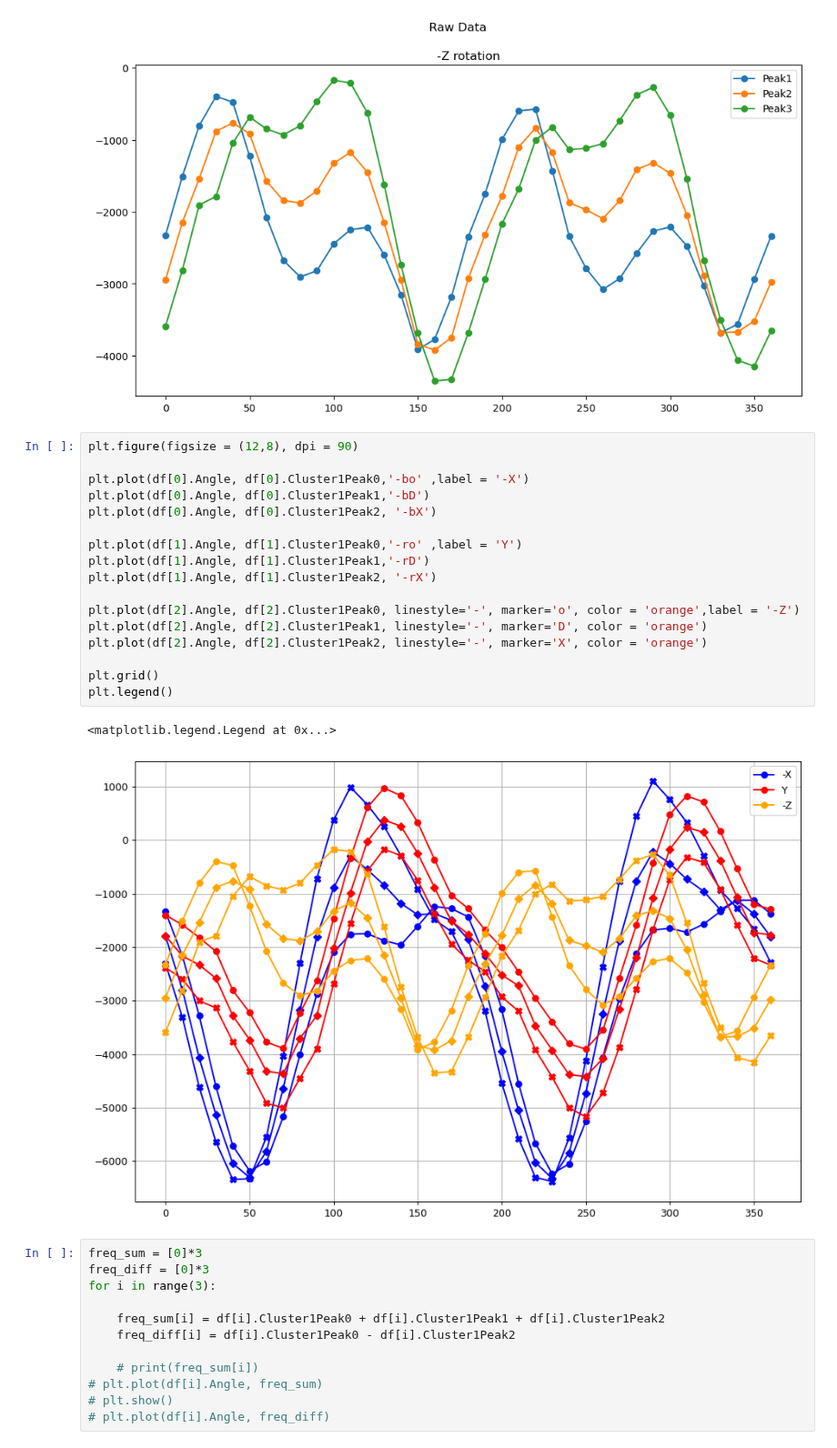
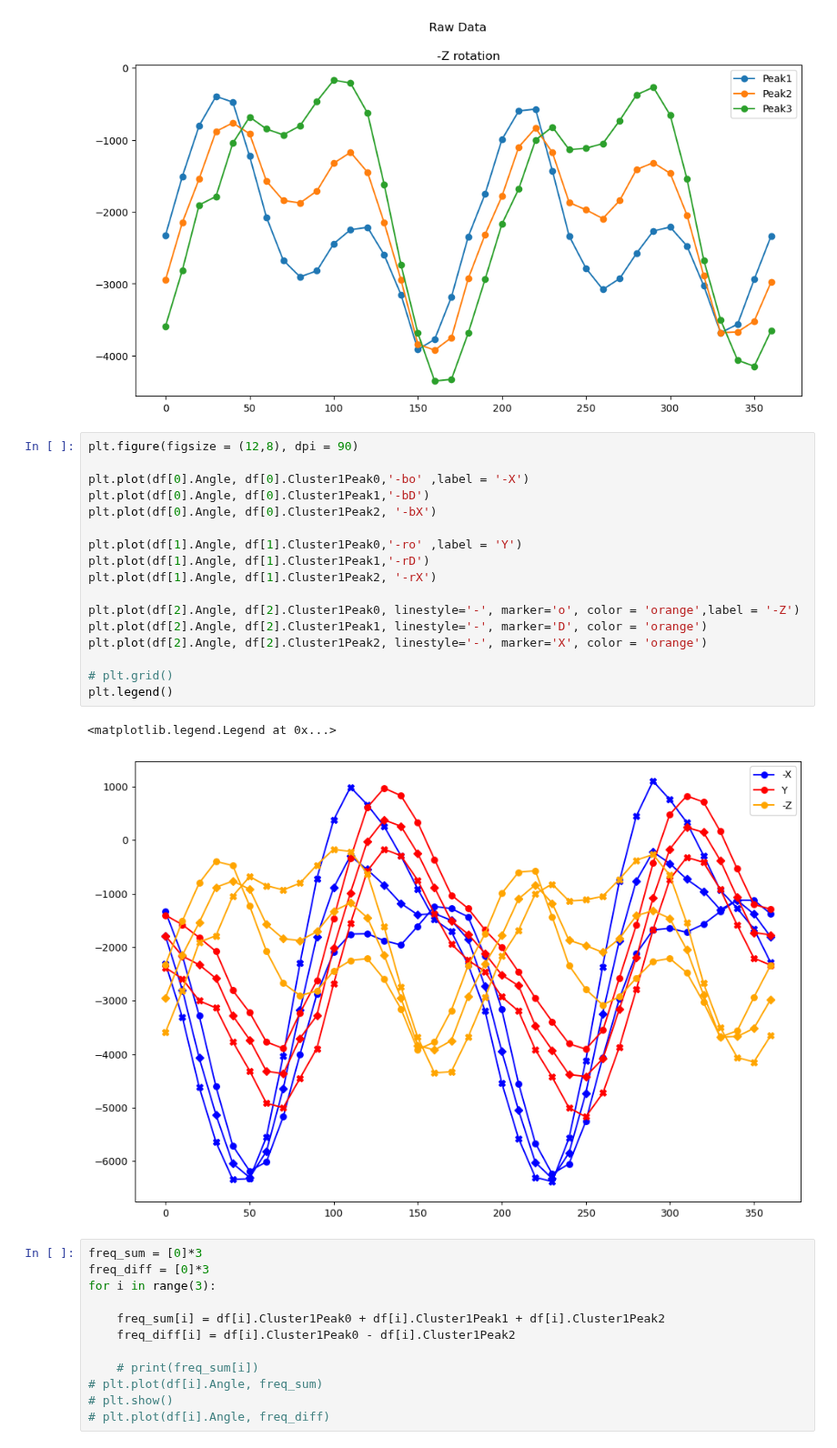
Before and after one commit to AstrobioShiva/Script_project, a Jupyter notebook: NMR_analysis/fitting_(+)HQipc2B_cluster1.ipynb, the cells around one changed output. Shown at 91% size. Drawn from its saved outputs; the diff is of its cells as text.

```diff
--- a/NMR_analysis/fitting_(+)HQipc2B_cluster1.ipynb
+++ b/NMR_analysis/fitting_(+)HQipc2B_cluster1.ipynb
@@ -42,23 +42,23 @@ for i in range(3):
 # %%
 plt.figure(figsize = (12,8), dpi = 90)
 
 plt.plot(df[0].Angle, df[0].Cluster1Peak0,'-bo' ,label = '-X')
 plt.plot(df[0].Angle, df[0].Cluster1Peak1,'-bD')
 plt.plot(df[0].Angle, df[0].Cluster1Peak2, '-bX')
 
 plt.plot(df[1].Angle, df[1].Cluster1Peak0,'-ro' ,label = 'Y')
 plt.plot(df[1].Angle, df[1].Cluster1Peak1,'-rD')
 plt.plot(df[1].Angle, df[1].Cluster1Peak2, '-rX')
 
 plt.plot(df[2].Angle, df[2].Cluster1Peak0, linestyle='-', marker='o', color = 'orange',label = '-Z')
 plt.plot(df[2].Angle, df[2].Cluster1Peak1, linestyle='-', marker='D', color = 'orange')
 plt.plot(df[2].Angle, df[2].Cluster1Peak2, linestyle='-', marker='X', color = 'orange')
 
-plt.grid()
+# plt.grid()
 plt.legend()
 # %% [output]
 <matplotlib.legend.Legend at 0x...>
-[figure, old version]
+[figure, new version]
 # %%
 freq_sum = [0]*3
 freq_diff = [0]*3
```
Also changed, not shown: parts of 2 cells of this notebook, 3 other files.
